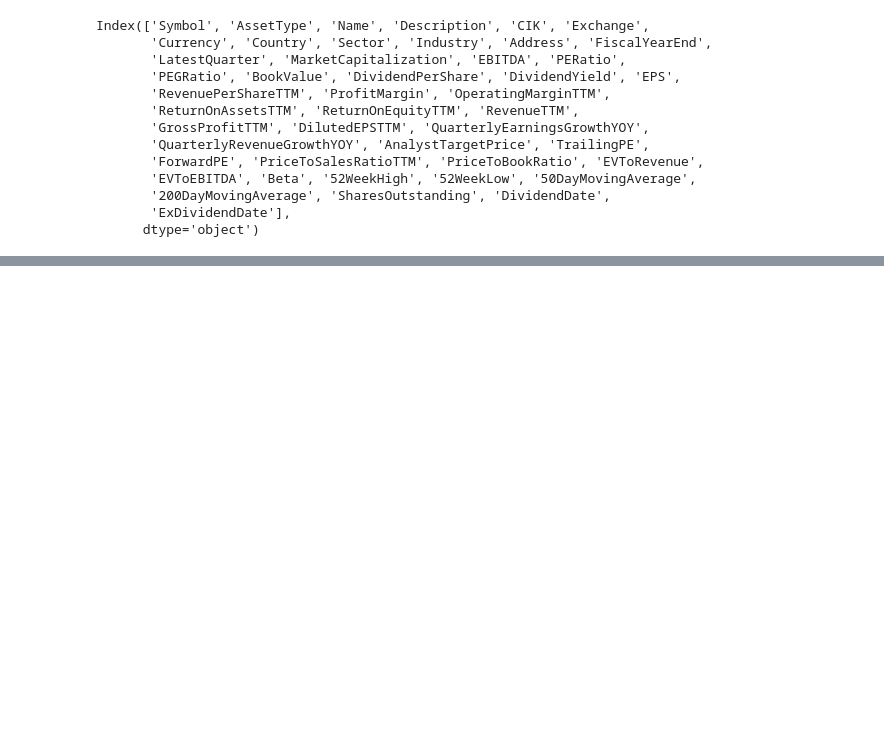
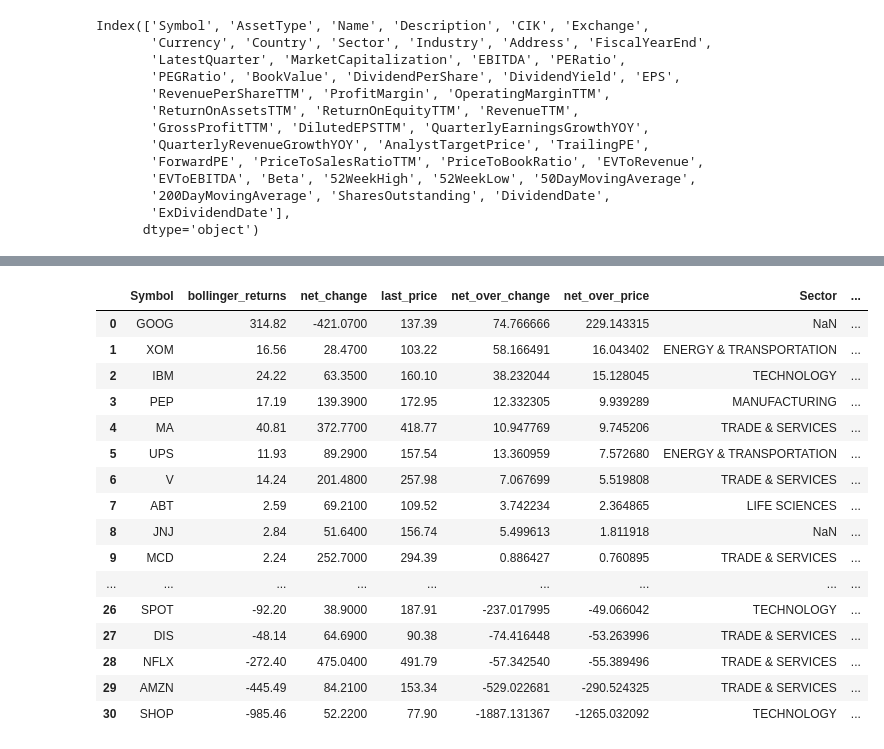
Before and after one commit to zhems/StockAnalysis, a Jupyter notebook: bollinger_bands/bollinger_indepth.ipynb, the cells around one changed output, grey strips where cells are left out. Saved outputs shown, nothing was run; the diff lists cells and outputs as text; code cells hidden in the pictures; blank space fills up the shorter version.

```diff
--- a/bollinger_bands/bollinger_indepth.ipynb
+++ b/bollinger_bands/bollinger_indepth.ipynb
@@ -107,0 +178,20 @@ metrics = metrics.iloc[:,[-1]+list(range(len(metrics.columns)-1))]
+# %%
+pd.merge(generate_bollinger_metrics(tsdaily_dfs,'2022-01-01','2023-01-01'),overview_df[['Symbol','Sector','Industry','Beta']],how='left',on='Symbol')
+# %% [output]
+|  | Symbol | bollinger_returns | net_change | last_price | net_over_change | net_over_price | Sector | ... |
+| 0 | GOOG | 314.82 | -421.0700 | 137.39 | 74.766666 | 229.143315 | NaN | ... |
+| 1 | XOM | 16.56 | 28.4700 | 103.22 | 58.166491 | 16.043402 | ENERGY & TRANSPORTATION | ... |
+| 2 | IBM | 24.22 | 63.3500 | 160.10 | 38.232044 | 15.128045 | TECHNOLOGY | ... |
+| 3 | PEP | 17.19 | 139.3900 | 172.95 | 12.332305 | 9.939289 | MANUFACTURING | ... |
+| 4 | MA | 40.81 | 372.7700 | 418.77 | 10.947769 | 9.745206 | TRADE & SERVICES | ... |
+| 5 | UPS | 11.93 | 89.2900 | 157.54 | 13.360959 | 7.572680 | ENERGY & TRANSPORTATION | ... |
+| 6 | V | 14.24 | 201.4800 | 257.98 | 7.067699 | 5.519808 | TRADE & SERVICES | ... |
+| 7 | ABT | 2.59 | 69.2100 | 109.52 | 3.742234 | 2.364865 | LIFE SCIENCES | ... |
+| 8 | JNJ | 2.84 | 51.6400 | 156.74 | 5.499613 | 1.811918 | NaN | ... |
+| 9 | MCD | 2.24 | 252.7000 | 294.39 | 0.886427 | 0.760895 | TRADE & SERVICES | ... |
+| ... | ... | ... | ... | ... | ... | ... | ... | ... |
+| 26 | SPOT | -92.20 | 38.9000 | 187.91 | -237.017995 | -49.066042 | TECHNOLOGY | ... |
+| 27 | DIS | -48.14 | 64.6900 | 90.38 | -74.416448 | -53.263996 | TRADE & SERVICES | ... |
+| 28 | NFLX | -272.40 | 475.0400 | 491.79 | -57.342540 | -55.389496 | TRADE & SERVICES | ... |
+| 29 | AMZN | -445.49 | 84.2100 | 153.34 | -529.022681 | -290.524325 | TRADE & SERVICES | ... |
+| 30 | SHOP | -985.46 | 52.2200 | 77.90 | -1887.131367 | -1265.032092 | TECHNOLOGY | ... |
```
Also changed, not shown: parts of 9 cells of this notebook, 34 other files.
